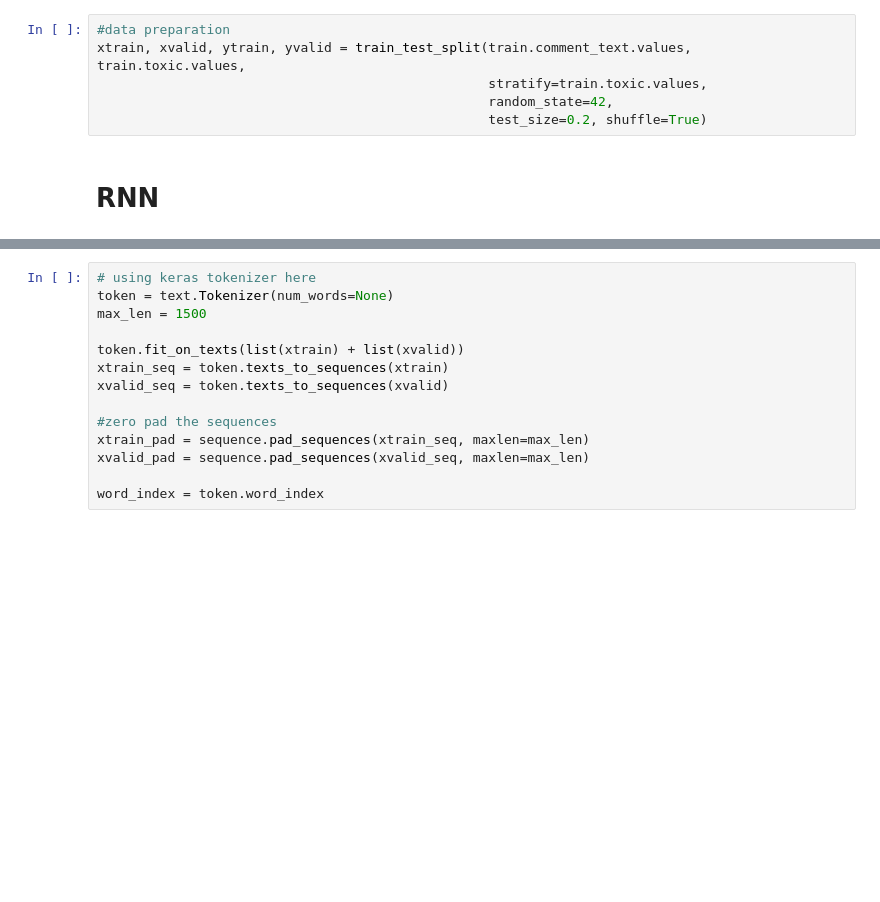
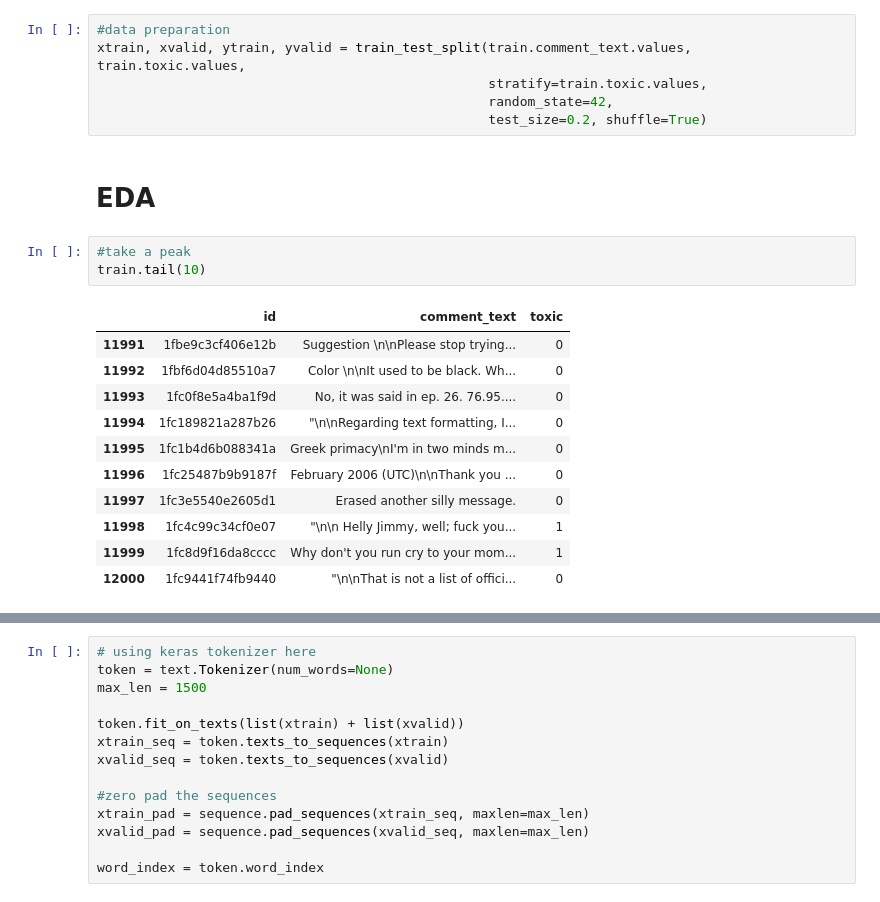
Before and after one commit to lizliu2015/NLP-frequently-used-code, a Jupyter notebook: score_toxic_comments.ipynb, the cells around one changed output, grey strips where cells are left out. Cells and saved outputs as stored; diff of their text form; blank space fills up the shorter version.

```diff
--- a/score_toxic_comments.ipynb
+++ b/score_toxic_comments.ipynb
@@ -108,4 +128,19 @@ xtrain, xvalid, ytrain, yvalid = train_test_split(train.comment_text.values, tra
                                                   random_state=42,
                                                   test_size=0.2, shuffle=True)
 # %% [markdown]
-# RNN
+# EDA
+# %%
+#take a peak
+train.tail(10)
+# %% [output]
+|  | id | comment_text | toxic |
+| 11991 | 1fbe9c3cf406e12b | Suggestion \n\nPlease stop trying... | 0 |
+| 11992 | 1fbf6d04d85510a7 | Color \n\nIt used to be black. Wh... | 0 |
+| 11993 | 1fc0f8e5a4ba1f9d | No, it was said in ep. 26. 76.95.... | 0 |
+| 11994 | 1fc189821a287b26 | "\n\nRegarding text formatting, I... | 0 |
+| 11995 | 1fc1b4d6b088341a | Greek primacy\nI'm in two minds m... | 0 |
+| 11996 | 1fc25487b9b9187f | February 2006 (UTC)\n\nThank you ... | 0 |
+| 11997 | 1fc3e5540e2605d1 | Erased another silly message. | 0 |
+| 11998 | 1fc4c99c34cf0e07 | "\n\n Helly Jimmy, well; fuck you... | 1 |
+| 11999 | 1fc8d9f16da8cccc | Why don't you run cry to your mom... | 1 |
+| 12000 | 1fc9441f74fb9440 | "\n\nThat is not a list of offici... | 0 |
```
Also changed, not shown: parts of 26 cells of this notebook.
